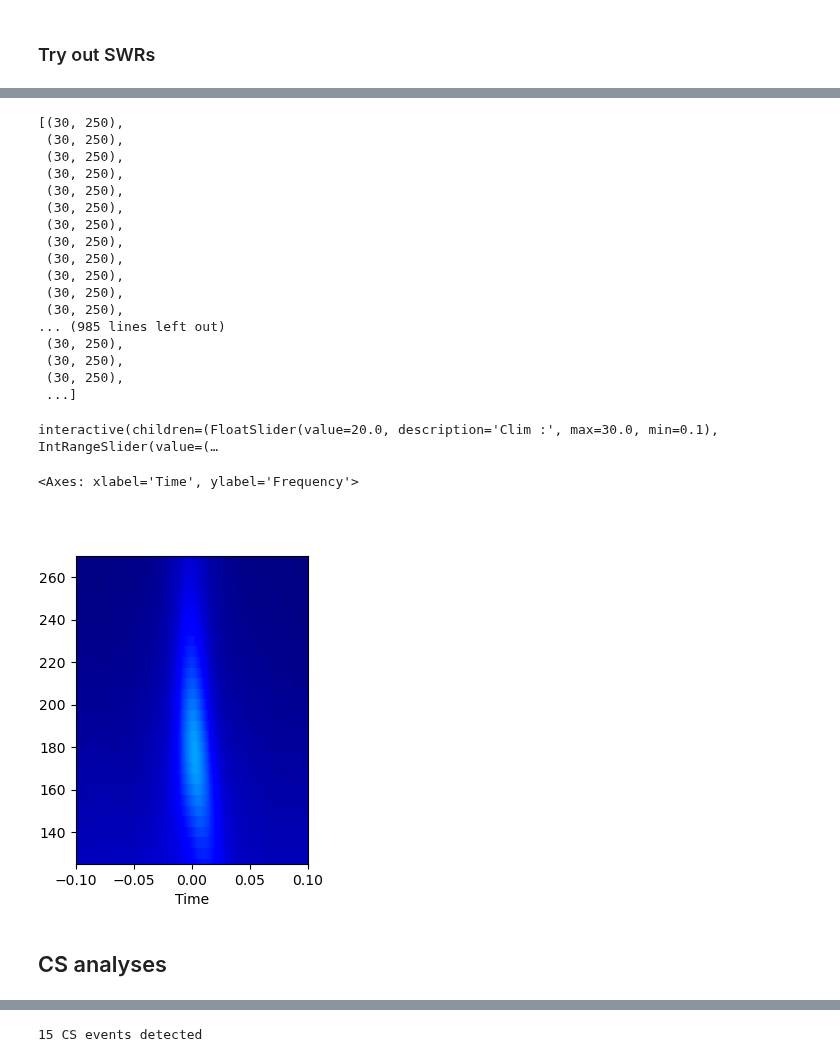
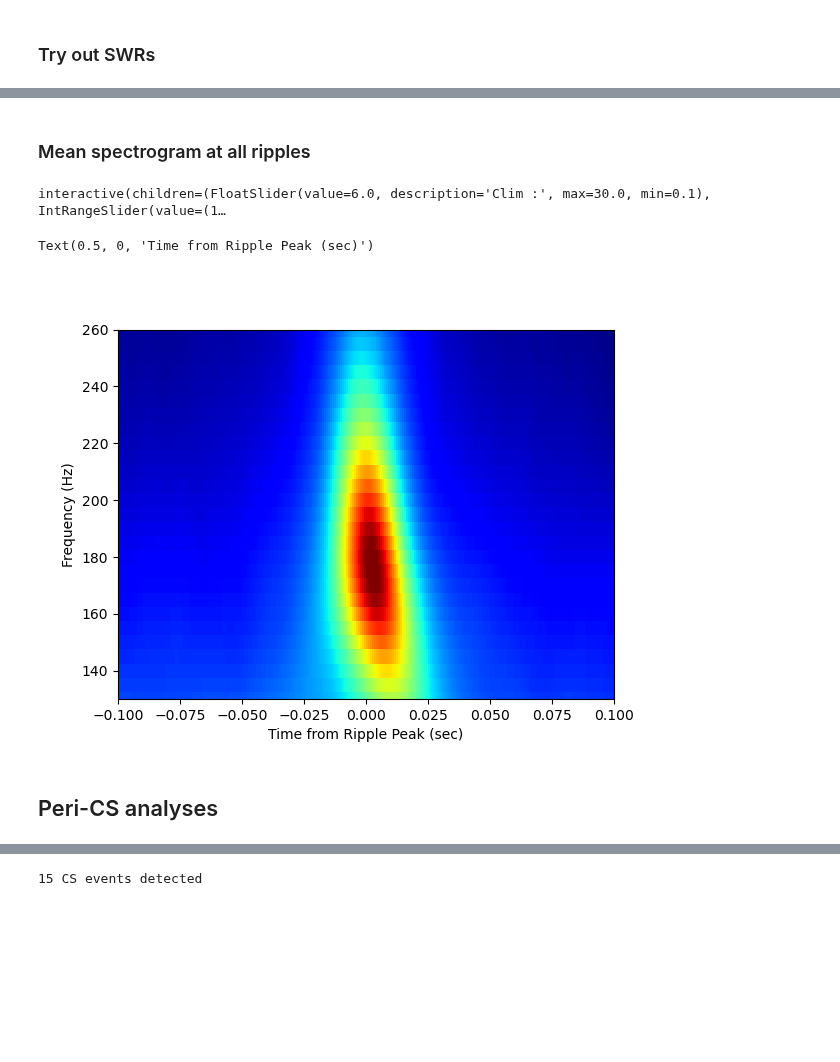
Before and after one commit to nkinsky/TraceFC, a Jupyter notebook: Notebooks/Spectral_Analysis.ipynb, the cells around one changed output, grey strips where cells are left out. Saved outputs shown, nothing was run; the diff lists cells and outputs as text; code cells hidden in the pictures; blank space fills up the shorter version.

```diff
--- a/Notebooks/Spectral_Analysis.ipynb
+++ b/Notebooks/Spectral_Analysis.ipynb
@@ -294,61 +237,16 @@ ripple_epochs.to_dataframe()[
-# %%
-[a.shape for a in sxx_list2]
-# %% [output]
-[(30, 250),
- (30, 250),
- (30, 250),
- (30, 250),
- (30, 250),
- (30, 250),
- (30, 250),
- (30, 250),
- (30, 250),
- (30, 250),
- (30, 250),
- (30, 250),
-... (985 lines left out)
- (30, 250),
- (30, 250),
- (30, 250),
- ...]
-# %%
-# Sanity check - plot mean ripple wavelet
-event_times = ripple_epochs.to_dataframe()['peak_time'].values
-buffer_sec = (0.1, 0.1)
-wv_use = wv_sig_swr
-
-# Code here to remove events that start or finish outside of the recording time.
-
-sxx_list2 = []
-ntime_bins = int(np.sum(buffer_sec)*wv_use.sampling_rate)
-for t_event in event_times:
-    start_time = t_event - buffer_sec[0]
-    stop_time = t_event + buffer_sec[1]
-    wvlet_temp = wv_use.time_slice(t_start=start_time, t_stop=stop_time)
-
-    # Add/remove one frame at end if array size doesn't match expected number of time bins
-    if len(wvlet_temp.time) != ntime_bins:
-        if len(wvlet_temp.time) == (ntime_bins + 1):
-            stop_time -= 0.5/wv_use.sampling_rate
-        elif len(wvlet_temp.time) == (ntime_bins - 1):
-            stop_time += 0.5/wv_use.sampling_rate
-        else:
-            print('Error - time bins off by more than 1')
-        wvlet_temp = wv_use.time_slice(t_start=start_time, t_stop=stop_time)
-    sxx_list2.append(wvlet_temp.traces)
-
-sxx2_mean = np.stack(sxx_list2, axis=2).mean(axis=2)
-wv_swr_mean = Spectrogram(sxx2_mean, wv_use.freqs, sampling_rate=signal.sampling_rate,
-                            t_start=-buffer_sec[0])
-_, ax = plt.subplots(figsize=(3, 4))
-
-plot_spectrogram2(wv_swr_mean, time=[-buffer_sec[0], buffer_sec[1]], freq=[125, 270], ax=ax)
-# %% [output]
-interactive(children=(FloatSlider(value=20.0, description='Clim :', max=30.0, min=0.1), IntRangeSlider(value=(…
-<Axes: xlabel='Time', ylabel='Frequency'>
-[figure, removed]
+# %% [markdown]
+### Mean spectrogram at all ripples
+# %%
+ripple_buffer_sec = (0.1, 0.1)
+wv_swr_mean = wv_swr.get_pe_mean_spec(ripple_epochs.to_dataframe()['peak_time'].values, buffer_sec=ripple_buffer_sec)
+ax = plot_spectrogram(wv_swr_mean, time_lims=np.multiply(ripple_buffer_sec, (-1, 1)), freq_lims=swr_freq_lims)
+ax.set_xlabel('Time from Ripple Peak (sec)')
+# %% [output]
+interactive(children=(FloatSlider(value=6.0, description='Clim :', max=30.0, min=0.1), IntRangeSlider(value=(1…
+Text(0.5, 0, 'Time from Ripple Peak (sec)')
+[figure, added]
 # %% [markdown]
-## CS analyses
+## Peri-CS analyses
 # %%
 import neuropy.io.openephysio as oeio
 
```
Also changed, not shown: parts of 29 cells of this notebook.
